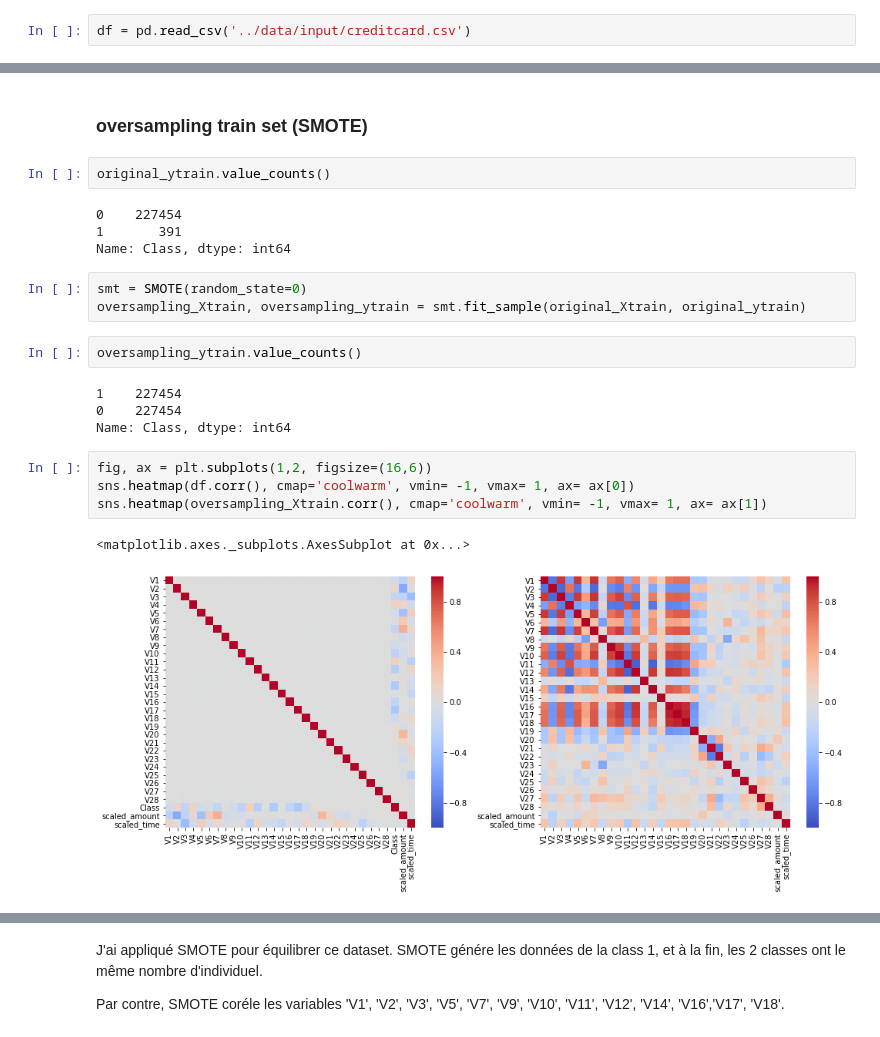
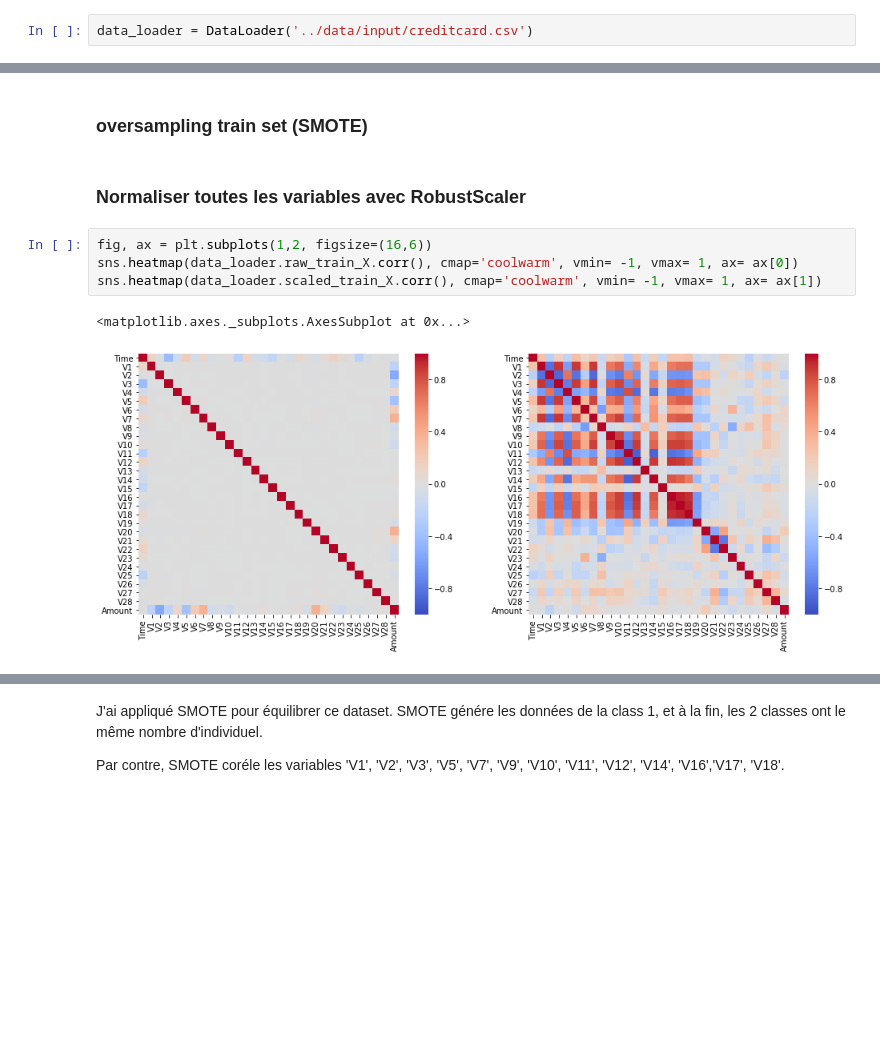
Before and after one commit to EnzoSeason/recrutement-datascience, a Jupyter notebook: fraudulent_transaction/notebooks/fraud.ipynb, the cells around one changed output, grey strips where cells are left out. Saved outputs shown, nothing was run; the diff lists cells and outputs as text; blank space fills up the shorter version.

```diff
--- a/fraudulent_transaction/notebooks/fraud.ipynb
+++ b/fraudulent_transaction/notebooks/fraud.ipynb
@@ -42,4 +48,4 @@ warnings.filterwarnings("ignore")
 # %% [markdown]
 ## Chargement des données
 # %%
-df = pd.read_csv('../data/input/creditcard.csv')
+data_loader = DataLoader('../data/input/creditcard.csv')
@@ -208,27 +190,14 @@ train_test_split(X, y, test_size=0.2, random_state=0)
 # %% [markdown]
 ### oversampling train set (SMOTE)
-# %%
-original_ytrain.value_counts()
-# %% [output]
-0    227454
-1       391
-Name: Class, dtype: int64
-# %%
-smt = SMOTE(random_state=0)
-oversampling_Xtrain, oversampling_ytrain = smt.fit_sample(original_Xtrain, original_ytrain)
-# %%
-oversampling_ytrain.value_counts()
-# %% [output]
-1    227454
-0    227454
-Name: Class, dtype: int64
+# %% [markdown]
+### Normaliser toutes les variables avec RobustScaler
 # %%
 fig, ax = plt.subplots(1,2, figsize=(16,6))
-sns.heatmap(df.corr(), cmap='coolwarm', vmin= -1, vmax= 1, ax= ax[0])
-sns.heatmap(oversampling_Xtrain.corr(), cmap='coolwarm', vmin= -1, vmax= 1, ax= ax[1])
+sns.heatmap(data_loader.raw_train_X.corr(), cmap='coolwarm', vmin= -1, vmax= 1, ax= ax[0])
+sns.heatmap(data_loader.scaled_train_X.corr(), cmap='coolwarm', vmin= -1, vmax= 1, ax= ax[1])
 # %% [output]
 <matplotlib.axes._subplots.AxesSubplot at 0x...>
-[figure, old version]
+[figure, new version]
 # %%
 # trouver les variables avec corr > 0.85 or < -0.85
 
```
Also changed, not shown: parts of 29 cells of this notebook, 5 other files.
